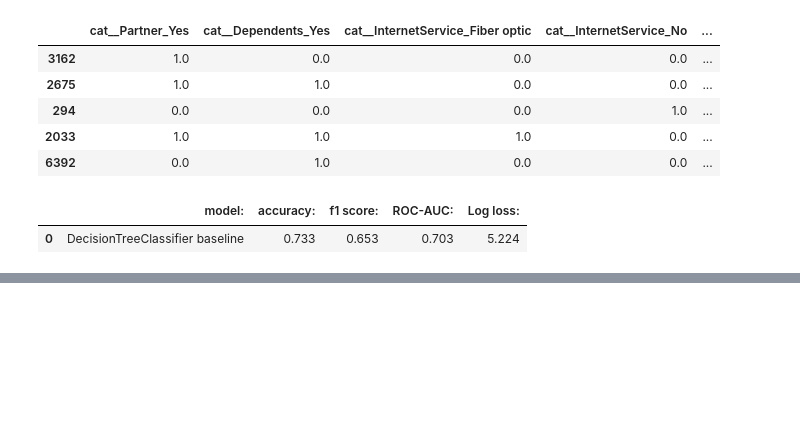
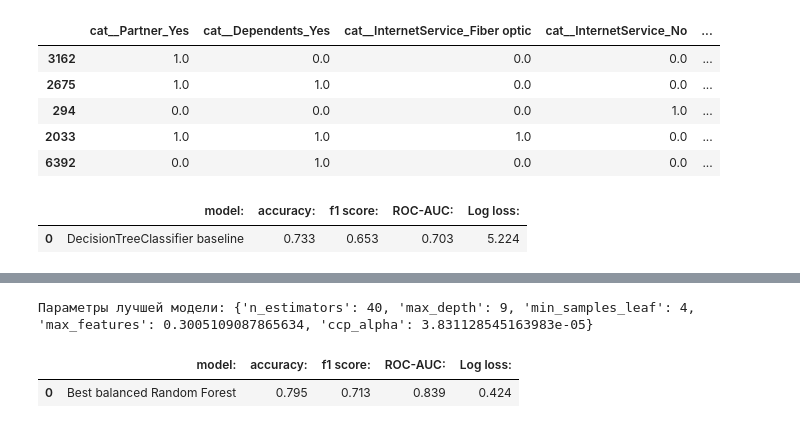
Before and after one commit to toperok/ML-classic, a Jupyter notebook: ml/Classification/Telco-Customer-Churn/churn_prediction.ipynb, the cells around one changed output, grey strips where cells are left out. Cells and saved outputs as stored; diff of their text form; code cells hidden in the pictures; blank space fills up the shorter version.

```diff
--- a/ml/Classification/Telco-Customer-Churn/churn_prediction.ipynb
+++ b/ml/Classification/Telco-Customer-Churn/churn_prediction.ipynb
@@ -1002,0 +1087,26 @@ display(final_dt_metrics)
+# %%
+best_balanced_rf_trial = find_best_balanced_trial(study_rf)
+best_rf_params = best_balanced_rf_trial.params.copy()
+
+rfe_rf_n_features = best_rf_params.pop("rfe_n_features")
+
+final_rfe_model_rf = RFE(
+    estimator=LogisticRegression(class_weight="balanced", random_state=SEED),
+    n_features_to_select=rfe_rf_n_features,
+)
+
+final_rf_model = RandomForestClassifier(**best_rf_params, random_state=SEED)
+
+final_rf_pipe = Pipeline(steps=[
+    ("preprocessor", preprocessor),
+    ("rfe", final_rfe_model_rf),
+    ("model", final_rf_model),
+])
+
+final_rf_metrics = show_metrics(name="Best balanced Random Forest", pipeline=final_rf_pipe)
+print("Параметры лучшей модели:", best_rf_params)
+display(final_rf_metrics)
+# %% [output]
+Параметры лучшей модели: {'n_estimators': 40, 'max_depth': 9, 'min_samples_leaf': 4, 'max_features': 0.3005109087865634, 'ccp_alpha': 3.831128545163983e-05}
+|  | model: | accuracy: | f1 score: | ROC-AUC: | Log loss: |
+| 0 | Best balanced Random Forest | 0.795 | 0.713 | 0.839 | 0.424 |
```
Also changed, not shown: parts of 14 cells of this notebook.
